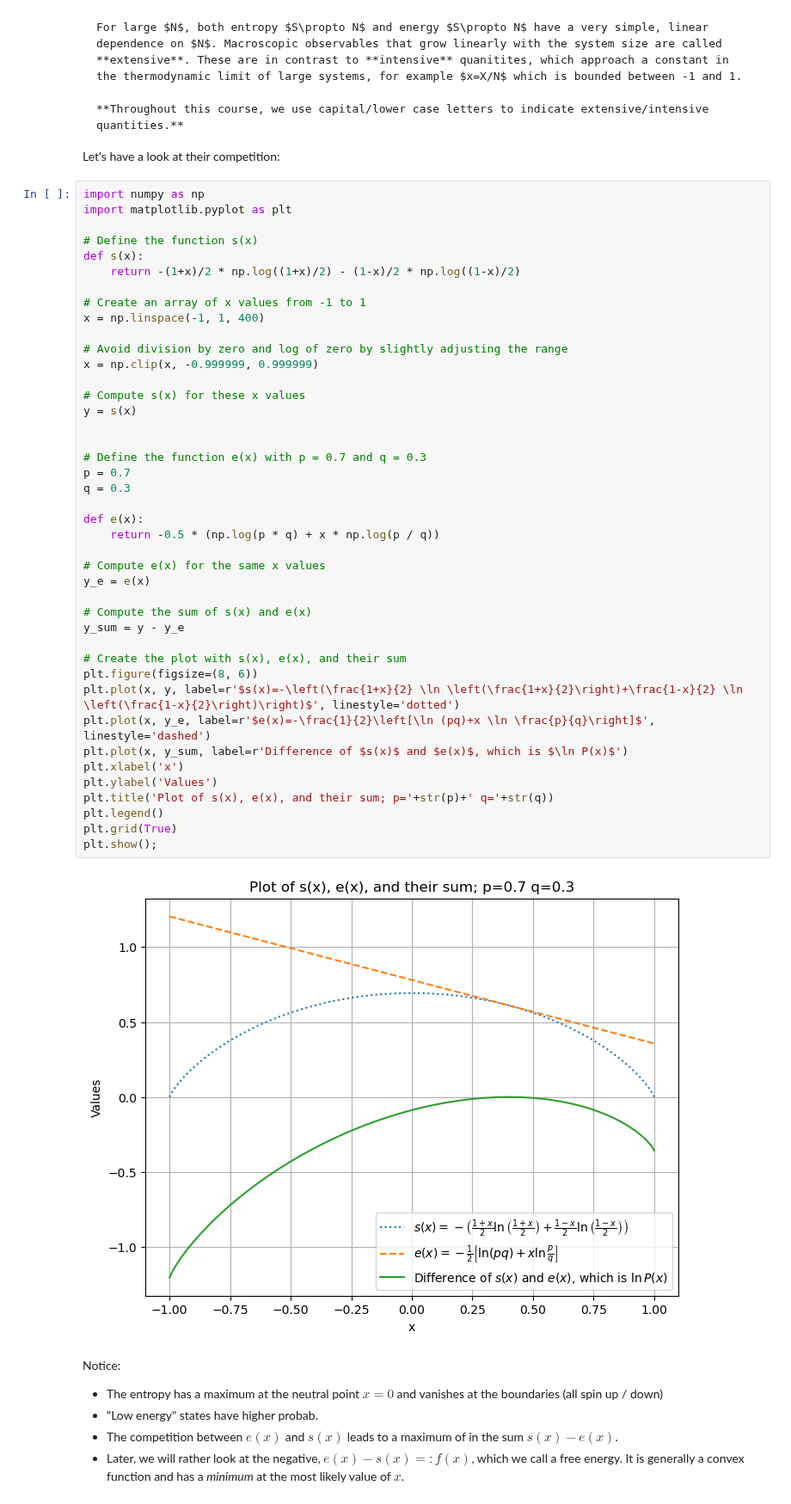
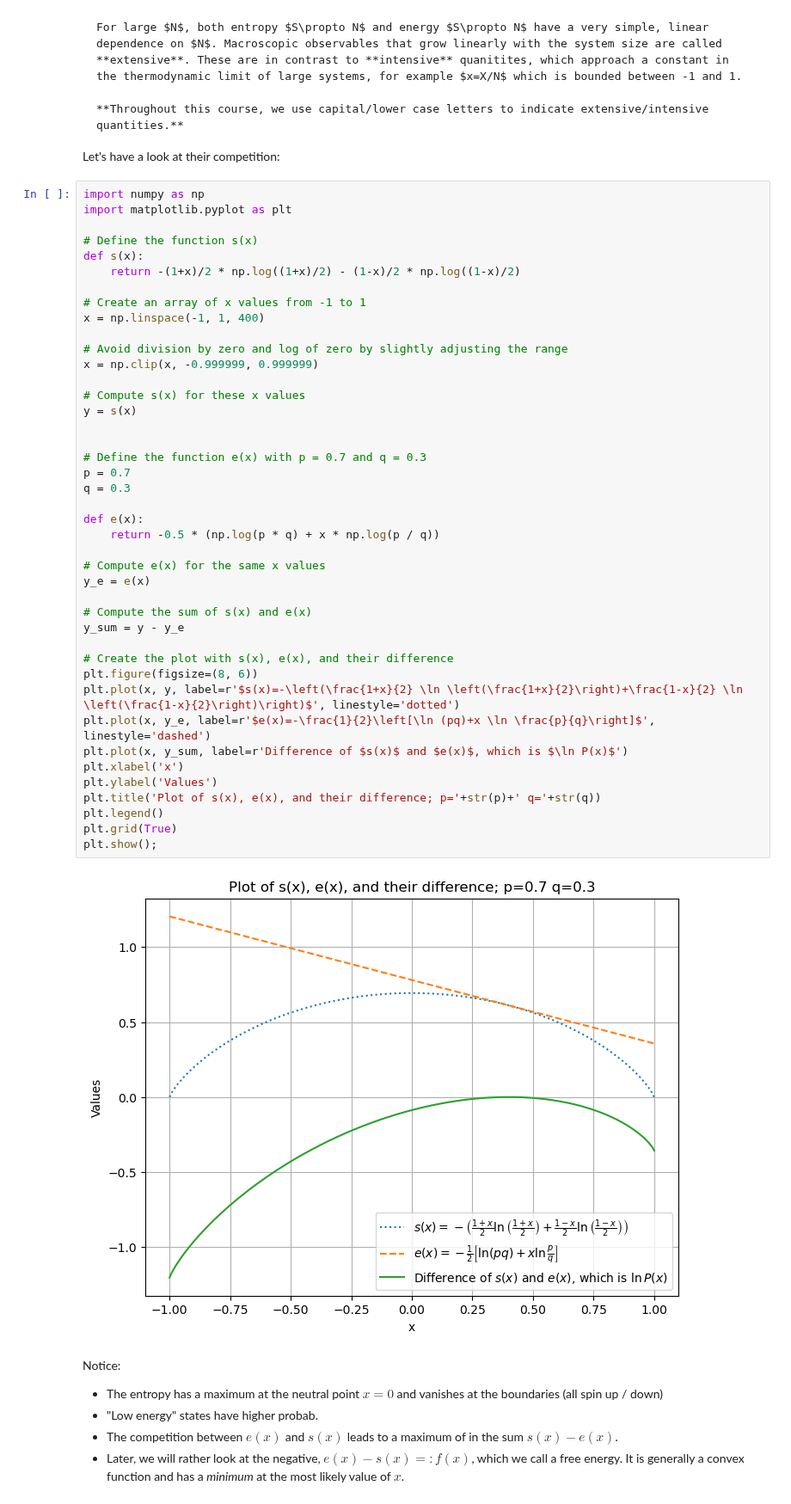
Before and after one commit to Hallatscheklab/StatPhys, a Jupyter notebook: _build/jupyter_execute/Coin-flipping.ipynb, the cells around one changed output. Shown at 86% size. Cells and saved outputs as stored; diff of their text form.

```diff
--- a/_build/jupyter_execute/Coin-flipping.ipynb
+++ b/_build/jupyter_execute/Coin-flipping.ipynb
@@ -124,36 +127,36 @@ x = np.linspace(-1, 1, 400)
 # Avoid division by zero and log of zero by slightly adjusting the range
 x = np.clip(x, -0.999999, 0.999999)
 
 # Compute s(x) for these x values
 y = s(x)
 
 
 # Define the function e(x) with p = 0.7 and q = 0.3
 p = 0.7
 q = 0.3
 
 def e(x):
     return -0.5 * (np.log(p * q) + x * np.log(p / q))
 
 # Compute e(x) for the same x values
 y_e = e(x)
 
 # Compute the sum of s(x) and e(x)
 y_sum = y - y_e
 
-# Create the plot with s(x), e(x), and their sum
+# Create the plot with s(x), e(x), and their difference
 plt.figure(figsize=(8, 6))
 plt.plot(x, y, label=r'$s(x)=-\left(\frac{1+x}{2} \ln \left(\frac{1+x}{2}\right)+\frac{1-x}{2} \ln \left(\frac{1-x}{2}\right)\right)$', linestyle='dotted')
 plt.plot(x, y_e, label=r'$e(x)=-\frac{1}{2}\left[\ln (pq)+x \ln \frac{p}{q}\right]$', linestyle='dashed')
 plt.plot(x, y_sum, label=r'Difference of $s(x)$ and $e(x)$, which is $\ln P(x)$')
 plt.xlabel('x')
 plt.ylabel('Values')
-plt.title('Plot of s(x), e(x), and their sum; p='+str(p)+' q='+str(q))
+plt.title('Plot of s(x), e(x), and their difference; p='+str(p)+' q='+str(q))
 plt.legend()
 plt.grid(True)
 plt.show();
 # %% [output]
-[figure, old version]
+[figure, new version]
 # %% [markdown]
 Notice:
 - The entropy has a maximum at the neutral point $x = 0$ and vanishes at the boundaries (all spin up / down)
```
Also changed, not shown: parts of 4 cells of this notebook, 21 other files.
